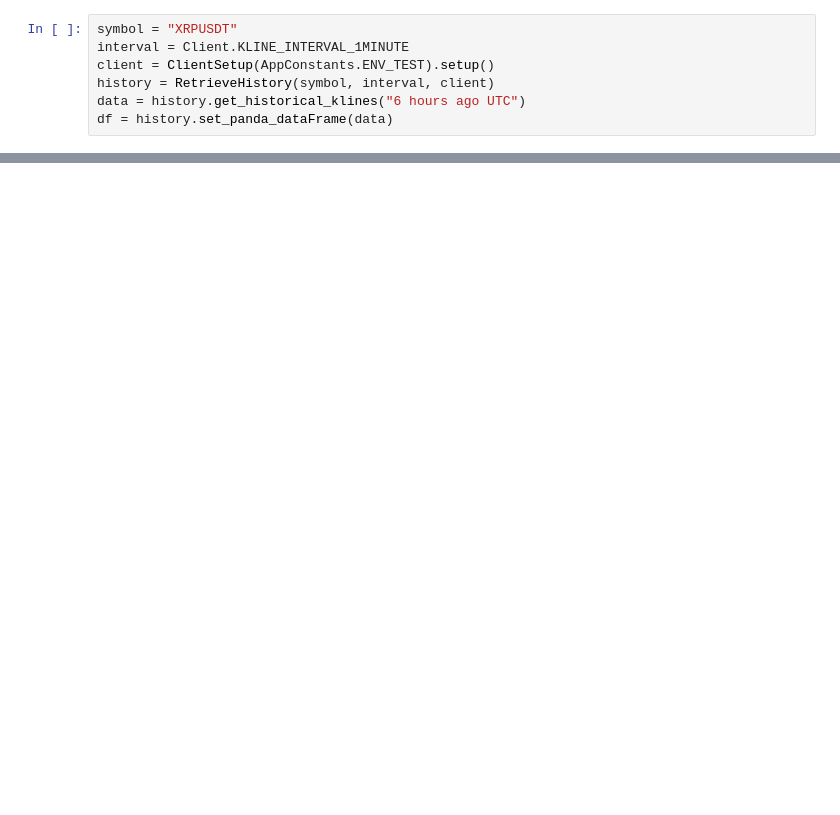
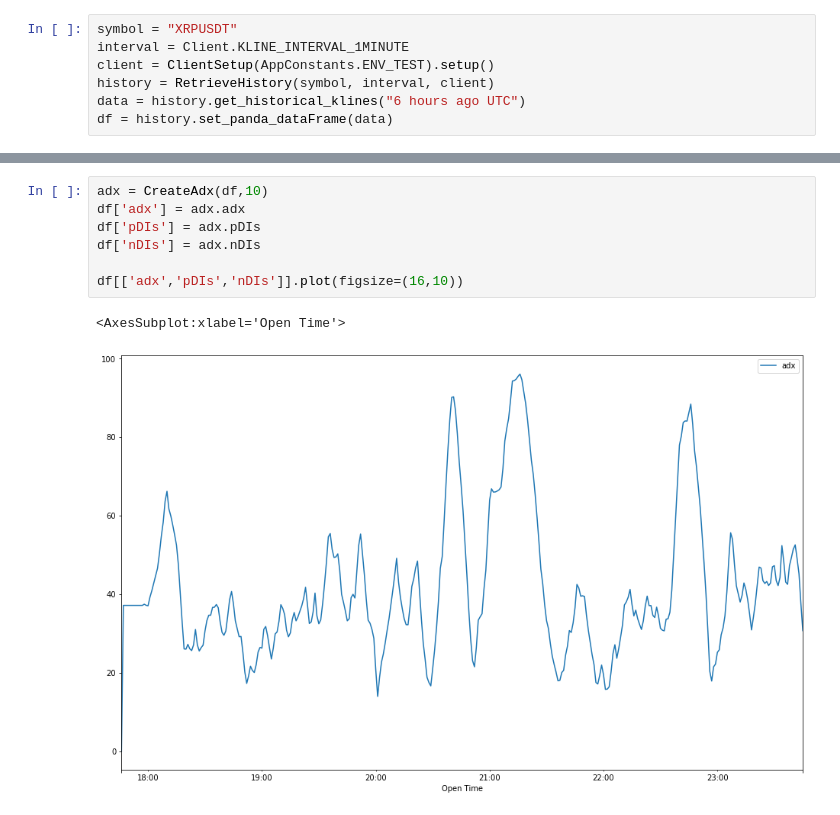
Before and after one commit to afarmani/TradingSupport, a Jupyter notebook: python-client/jupyter/Strategy1.0.ipynb, the cells around one changed output, grey strips where cells are left out. Drawn from its saved outputs; the diff is of its cells as text; blank space fills up the shorter version.

```diff
--- a/python-client/jupyter/Strategy1.0.ipynb
+++ b/python-client/jupyter/Strategy1.0.ipynb
@@ -70,0 +74,10 @@ df[['Close','20MAClose','20UpperBandClose','20LowerBandClose']].plot(figsize=(16
+# %%
+adx = CreateAdx(df,10)
+df['adx'] = adx.adx
+df['pDIs'] = adx.pDIs
+df['nDIs'] = adx.nDIs
+
+df[['adx','pDIs','nDIs']].plot(figsize=(16,10))
+# %% [output]
+<AxesSubplot:xlabel='Open Time'>
+[figure, added]
```
Also changed, not shown: parts of 5 cells of this notebook, 9 other files.
